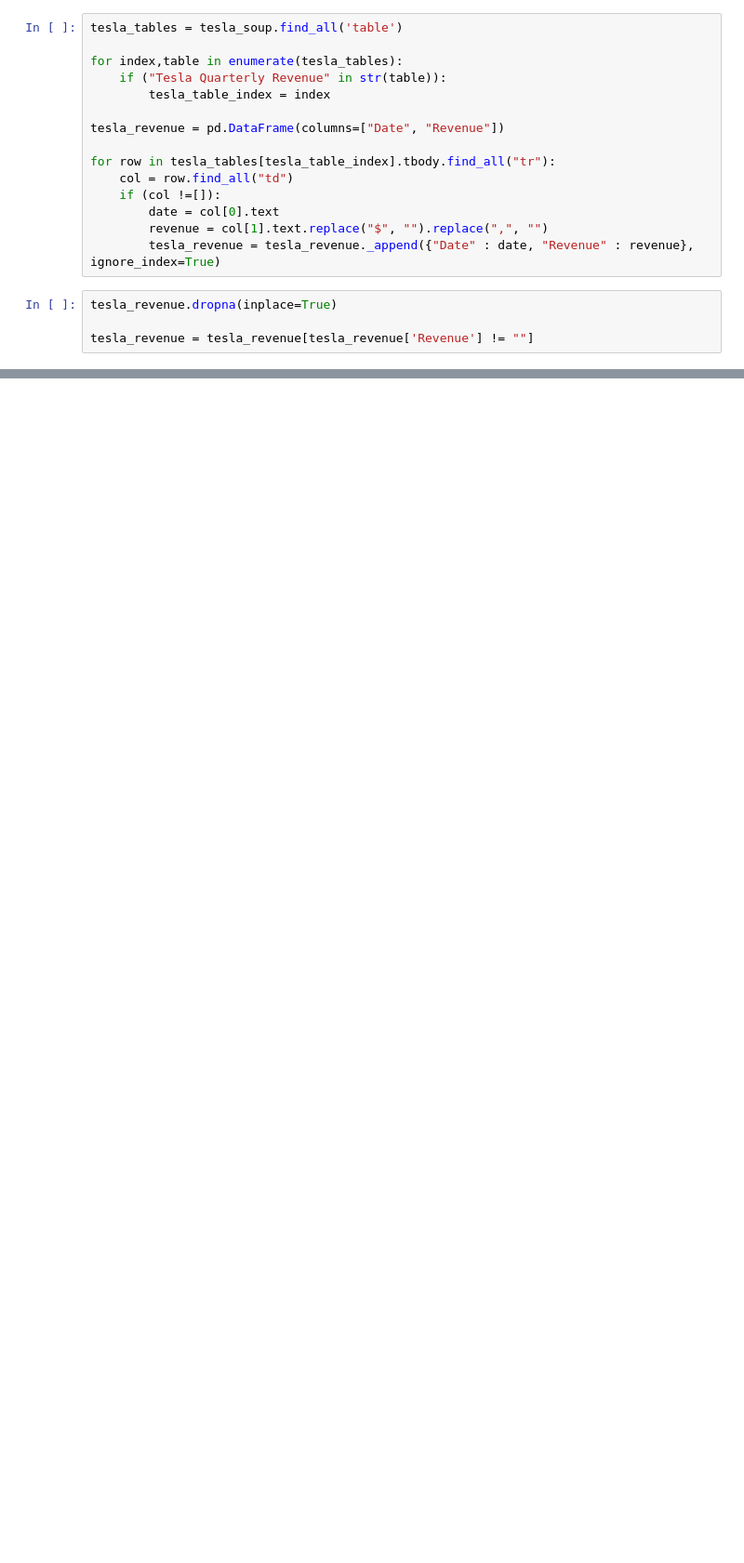
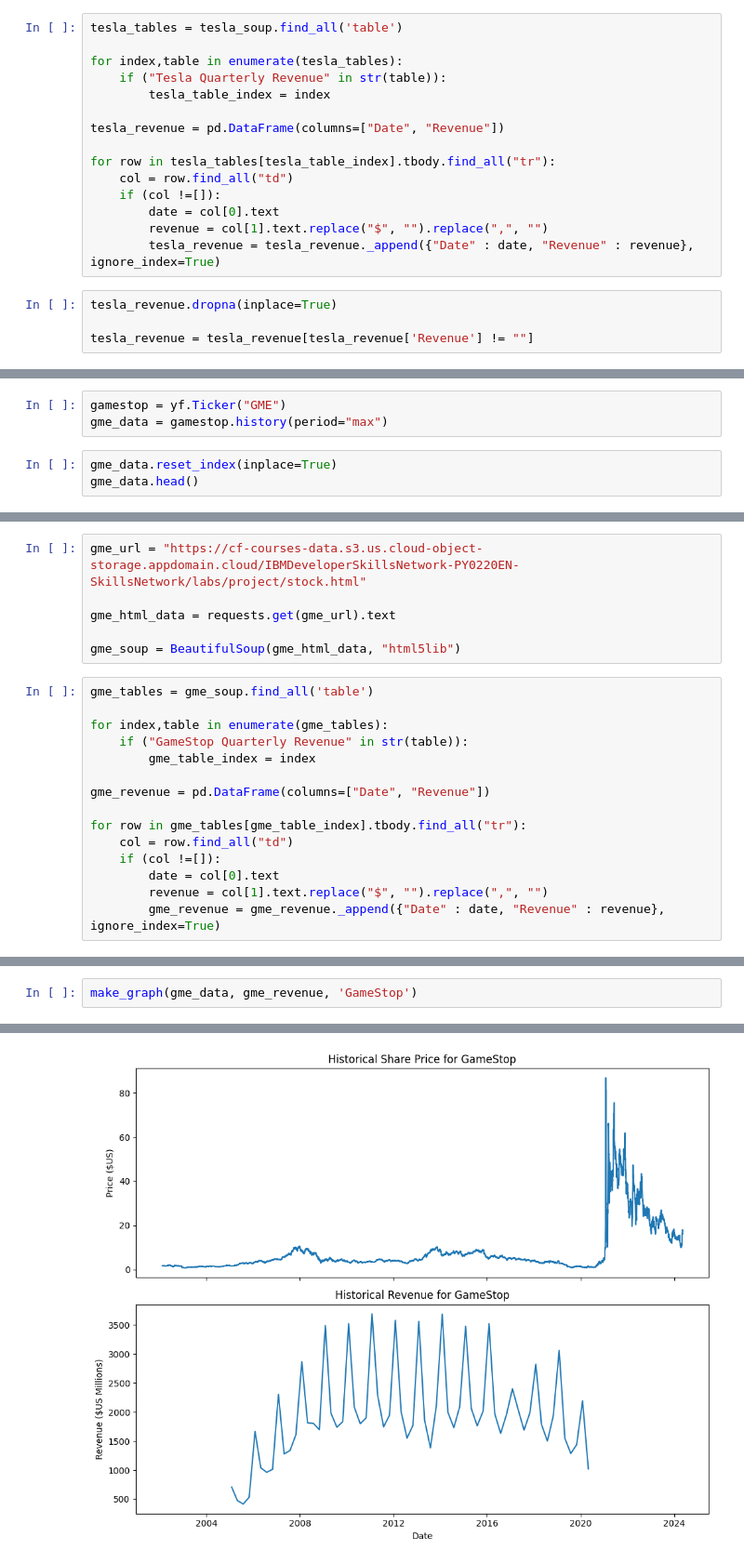
Before and after one commit to itorlou/DataScience_Stock-Revenue, a Jupyter notebook: final_assignment.ipynb, the cells around one changed output, grey strips where cells are left out. Shown: that part at 93% size. Cells and saved outputs as stored; diff of their text form; blank space fills up the shorter version.

```diff
--- a/final_assignment.ipynb
+++ b/final_assignment.ipynb
@@ -128,0 +136,6 @@ tesla_revenue.tail()
+# %%
+gamestop = yf.Ticker("GME")
+gme_data = gamestop.history(period="max")
+# %%
+gme_data.reset_index(inplace=True)
+gme_data.head()
@@ -128,0 +151,21 @@ tesla_revenue.tail()
+# %%
+gme_url = "https://cf-courses-data.s3.us.cloud-object-storage.appdomain.cloud/IBMDeveloperSkillsNetwork-PY0220EN-SkillsNetwork/labs/project/stock.html"
+
+gme_html_data = requests.get(gme_url).text
+
+gme_soup = BeautifulSoup(gme_html_data, "html5lib")
+# %%
+gme_tables = gme_soup.find_all('table')
+
+for index,table in enumerate(gme_tables):
+    if ("GameStop Quarterly Revenue" in str(table)):
+        gme_table_index = index
+
+gme_revenue = pd.DataFrame(columns=["Date", "Revenue"])
+
+for row in gme_tables[gme_table_index].tbody.find_all("tr"):
+    col = row.find_all("td")
+    if (col !=[]):
+        date = col[0].text
+        revenue = col[1].text.replace("$", "").replace(",", "")
+        gme_revenue = gme_revenue._append({"Date" : date, "Revenue" : revenue}, ignore_index=True)
@@ -128,0 +200,3 @@ tesla_revenue.tail()
+# %%
+make_graph(gme_data, gme_revenue, 'GameStop')
+# %% [output]
@@ -128,0 +207 @@ tesla_revenue.tail()
+[figure, added]
```
Also changed, not shown: parts of 14 cells of this notebook.
